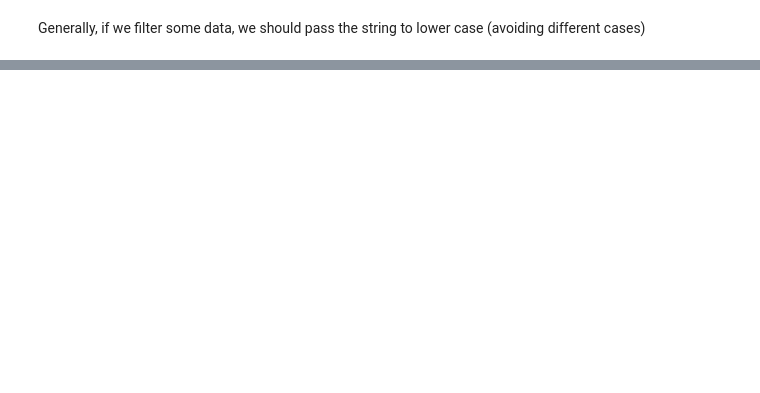
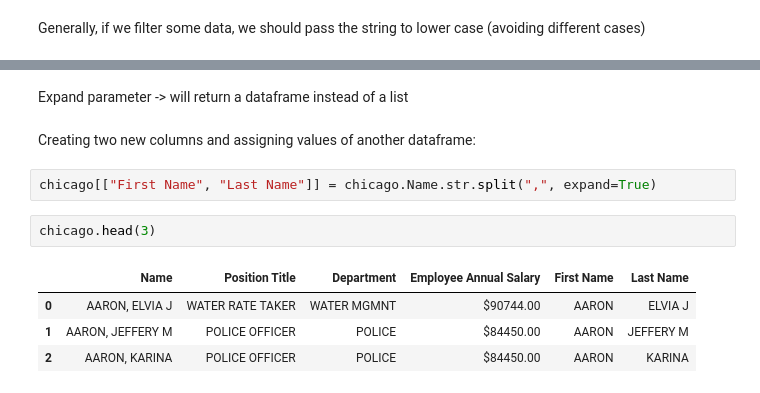
Before and after one commit to fabiodemo/course_data_analysis_with_pandas, a Jupyter notebook: pandas/Working with Text Data.ipynb, the cells around one changed output, grey strips where cells are left out. Cells and saved outputs as stored; diff of their text form; blank space fills up the shorter version.

```diff
--- a/pandas/Working with Text Data.ipynb
+++ b/pandas/Working with Text Data.ipynb
@@ -263,0 +286,13 @@ chicago[chicago["Position Title"].str.lower().str.startswith("water")]
+# %% [markdown]
+Expand parameter -> will return a dataframe instead of a list
+# %% [markdown]
+Creating two new columns and assigning values of another dataframe:
+# %%
+chicago[["First Name", "Last Name"]] = chicago.Name.str.split(",", expand=True)
+# %%
+chicago.head(3)
+# %% [output]
+|  | Name | Position Title | Department | Employee Annual Salary | First Name | Last Name |
+| 0 | AARON, ELVIA J | WATER RATE TAKER | WATER MGMNT | $90744.00 | AARON | ELVIA J |
+| 1 | AARON, JEFFERY M | POLICE OFFICER | POLICE | $84450.00 | AARON | JEFFERY M |
+| 2 | AARON, KARINA | POLICE OFFICER | POLICE | $84450.00 | AARON | KARINA |
```
Also changed, not shown: parts of 58 cells of this notebook.
